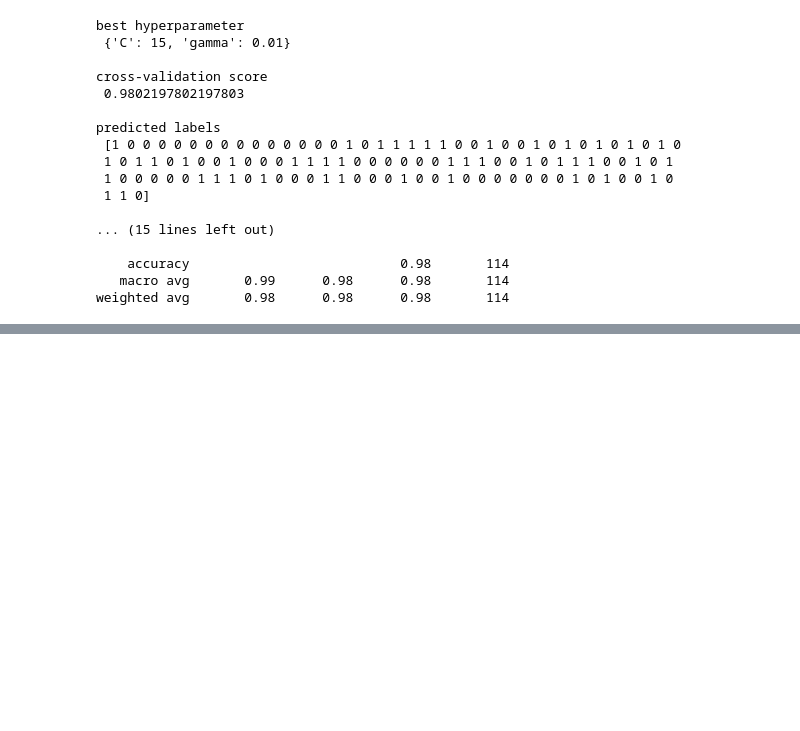
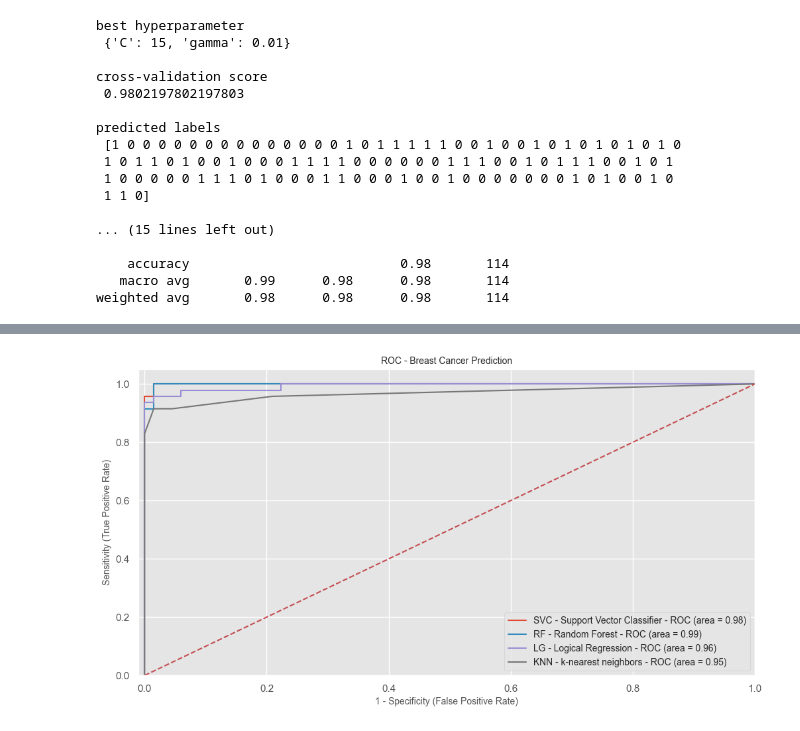
Before and after one commit to orionmc/ML_Summative, a Jupyter notebook: ML_Summative_BC.ipynb, the cells around one changed output, grey strips where cells are left out. Saved outputs shown, nothing was run; the diff lists cells and outputs as text; code cells hidden in the pictures; blank space fills up the shorter version.

```diff
--- a/ML_Summative_BC.ipynb
+++ b/ML_Summative_BC.ipynb
@@ -155,8 +185,14 @@ df.drop('id', axis=1, inplace=True)
 corr_matrix = df.corr().abs()
 mask = np.triu(np.ones_like(corr_matrix, dtype=bool))
 tri_df = corr_matrix.mask(mask)
-to_drop = [x for x in tri_df.columns if any(tri_df[x]>0.92)]
+to_drop = [x for x in tri_df.columns if any(tri_df[x]>0.92)] # Drop columns with correlation > 0.92
 df = df.drop(to_drop, axis=1)
+
+#Normalize the data
+scaler = MinMaxScaler(feature_range=(0, 1))
+X_scaled = scaler.fit_transform(df)
+df = pd.DataFrame(X_scaled, columns=df.columns)
+
 print(df.shape[1])
 
 # Number of columns/ features after dropping columns with high correlation
@@ -279,17 +315,16 @@ predicted labels
    macro avg       0.99      0.98      0.98       114
 weighted avg       0.98      0.98      0.98       114
 # %%
-# Random Forest Classifier
+# Random Forest  - RF impooved model (below) calculations take too long to run - this code is used instead during the development process
 
-rand_clf = RandomForestClassifier(criterion = 'entropy', max_depth = 10, max_features = 0.5, min_samples_leaf = 2, min_samples_split = 3, n_estimators = 130)
+rand_clf = RandomForestClassifier(criterion = 'entropy', max_depth = 15, max_features = 0.5, min_samples_leaf = 2, min_samples_split = 3, n_estimators = 150, random_state=66)
 rand_clf.fit(X_train, y_train)
 y_pred = rand_clf.predict(X_test)
-print("\ntraining accuracy\n",accuracy_score(y_train, rand_clf.predict(X_train)))       # training accuracy
+print("\ntraining accuracy\n",accuracy_score(y_train, rand_clf.predict(X_train)))   # training accuracy
 rand_clf_acc = accuracy_score(y_test, rand_clf.predict(X_test))
 print("\ntest accuracy\n",rand_clf_acc)                                             # test accuracy
-y_pred = rand_clf.predict(X_test)
-print("\nconfusion matrix\n",confusion_matrix(y_test, y_pred))                         # confusion matrix
-print("\nclassification report\n",classification_report(y_test, y_pred))                    # classification report
+print("\nconfusion matrix\n",confusion_matrix(y_test, y_pred))                      # confusion matrix
+print("\nclassification report\n",classification_report(y_test, y_pred))            # classification report
 # %% [output]
 training accuracy
  0.9978021978021978
@@ -312,0 +407,39 @@ weighted avg       0.97      0.97      0.97       114
+# %%
+# ROC Curve (Receiver operating characteristics)
+plt.figure(figsize=(12,6))
+models = [
+{
+    'label': 'SVC - Support Vector Classifier',
+    'model': svc,
+},
+{
+    'label': 'RF - Random Forest',
+    'model': rand_clf,
+},
+{
+    'label': 'LG - Logical Regression',
+    'model': log_reg,
+},
+{
+    'label': 'KNN - k-nearest neighbors',
+    'model': knn,
+}
+]
+for m in models:
+    model = m['model']
+    model.fit(X_train, y_train)
+    y_pred=model.predict(X_test)
+    fpr1, tpr1, thresholds = metrics.roc_curve(y_test, model.predict_proba(X_test)[:,1])
+    auc = metrics.roc_auc_score(y_test,model.predict(X_test))
+    plt.plot(fpr1, tpr1, label='%s - ROC (area = %0.2f)' % (m['label'], auc))
+
+plt.plot([0, 1], [0, 1],'r--')
+plt.xlim([-0.01, 1.0])
+plt.ylim([0.0, 1.05])
+plt.xlabel('1 - Specificity (False Positive Rate)', fontsize=10)
+plt.ylabel('Sensitivity (True Positive Rate)', fontsize=10)
+plt.title('ROC - Breast Cancer Prediction', fontsize=10)
+plt.legend(loc="lower right", fontsize=10)
+plt.show()
+# %% [output]
+[figure, added]
```
Also changed, not shown: parts of 15 cells of this notebook, 2 other files.
